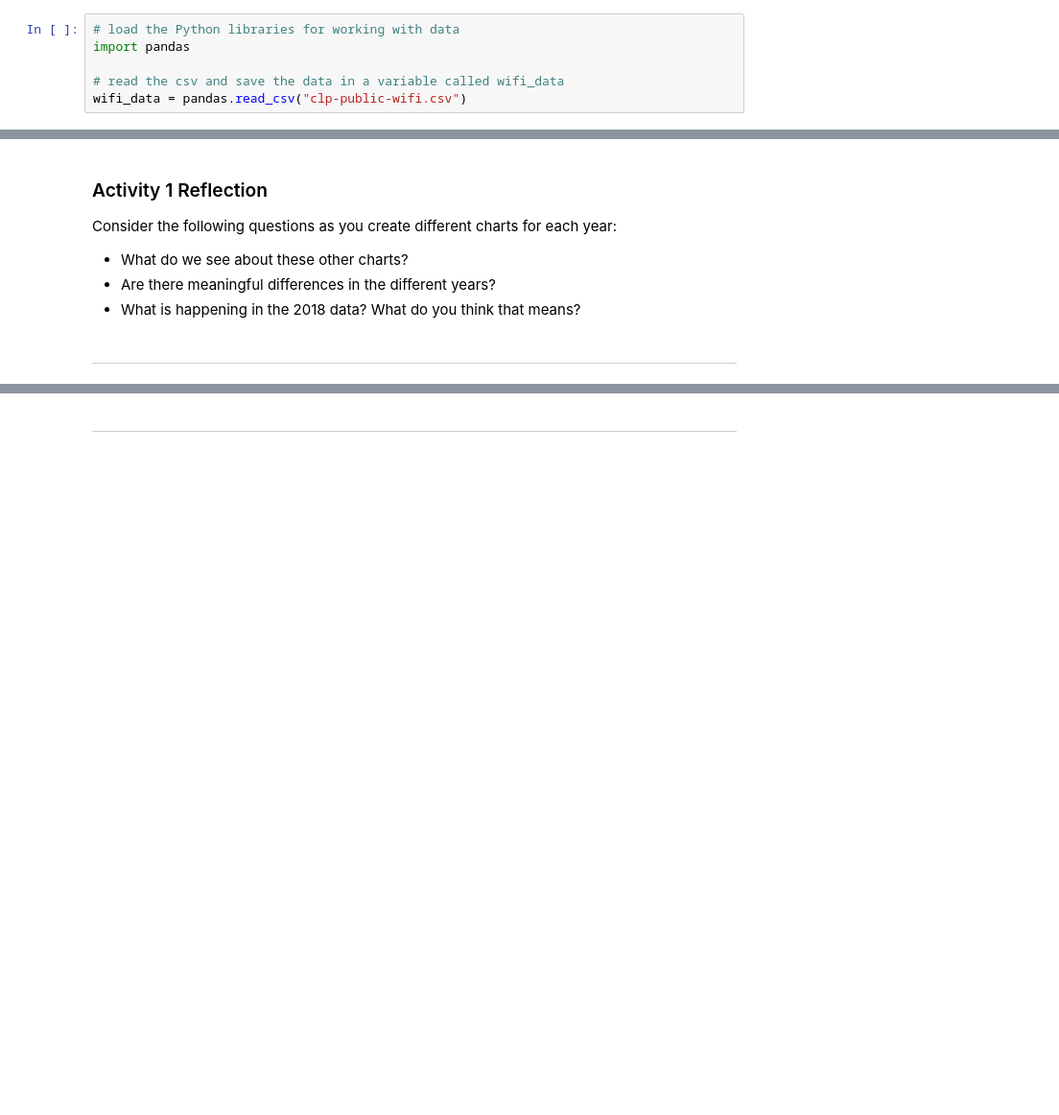
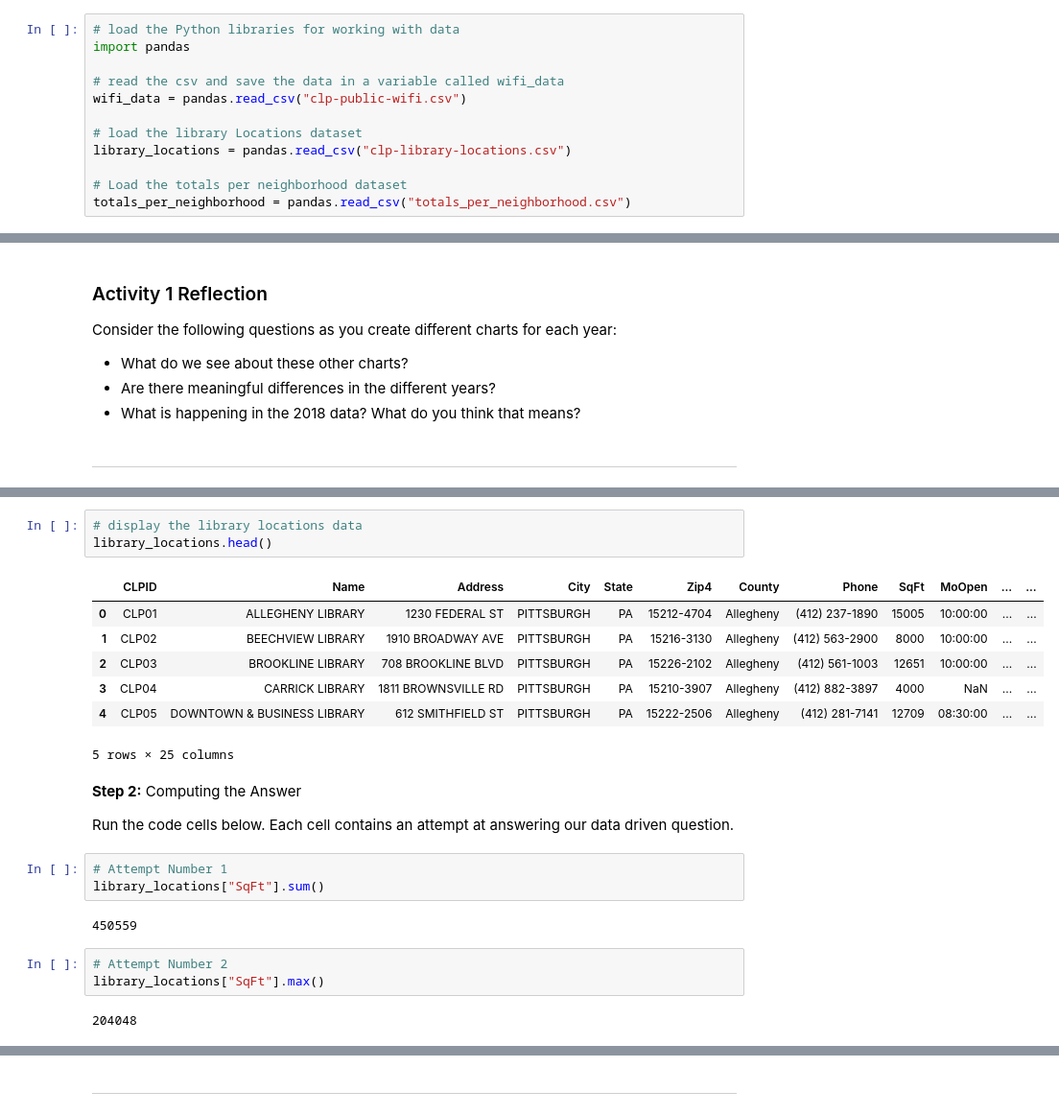
Before and after one commit to mcburton/civic-data-deep-dive, a Jupyter notebook: Activities.ipynb, the cells around one changed output, grey strips where cells are left out. Shown at 96% size. Drawn from its saved outputs; the diff is of its cells as text; blank space fills up the shorter version.

Commit message:
Updates to activities, disabled index saving the data file

```diff
--- a/Activities.ipynb
+++ b/Activities.ipynb
@@ -8,6 +8,12 @@ import pandas
 
 # read the csv and save the data in a variable called wifi_data
 wifi_data = pandas.read_csv("clp-public-wifi.csv")
+
+# load the library Locations dataset
+library_locations = pandas.read_csv("clp-library-locations.csv")
+
+# Load the totals per neighborhood dataset
+totals_per_neighborhood = pandas.read_csv("totals_per_neighborhood.csv")
 # %% [markdown]
 ## Activity 1
 
@@ -63,0 +78,25 @@ Consider the following questions as you create different charts for each year:
+# %%
+# display the library locations data
+library_locations.head()
+# %% [output]
+|  | CLPID | Name | Address | City | State | Zip4 | County | Phone | SqFt | MoOpen | ... | ... |
+| 0 | CLP01 | ALLEGHENY LIBRARY | 1230 FEDERAL ST | PITTSBURGH | PA | 15212-4704 | Allegheny | (412) 237-1890 | 15005 | 10:00:00 | ... | ... |
+| 1 | CLP02 | BEECHVIEW LIBRARY | 1910 BROADWAY AVE | PITTSBURGH | PA | 15216-3130 | Allegheny | (412) 563-2900 | 8000 | 10:00:00 | ... | ... |
+| 2 | CLP03 | BROOKLINE LIBRARY | 708 BROOKLINE BLVD | PITTSBURGH | PA | 15226-2102 | Allegheny | (412) 561-1003 | 12651 | 10:00:00 | ... | ... |
+| 3 | CLP04 | CARRICK LIBRARY | 1811 BROWNSVILLE RD | PITTSBURGH | PA | 15210-3907 | Allegheny | (412) 882-3897 | 4000 | NaN | ... | ... |
+| 4 | CLP05 | DOWNTOWN & BUSINESS LIBRARY | 612 SMITHFIELD ST | PITTSBURGH | PA | 15222-2506 | Allegheny | (412) 281-7141 | 12709 | 08:30:00 | ... | ... |
+5 rows × 25 columns
+# %% [markdown]
+**Step 2:** Computing the Answer
+
+Run the code cells below. Each cell contains an attempt at answering our data driven question.
+# %%
+# Attempt Number 1
+library_locations["SqFt"].sum()
+# %% [output]
+450559
+# %%
+# Attempt Number 2
+library_locations["SqFt"].max()
+# %% [output]
+204048
```
Also changed, not shown: parts of 15 cells of this notebook, 2 other files.
